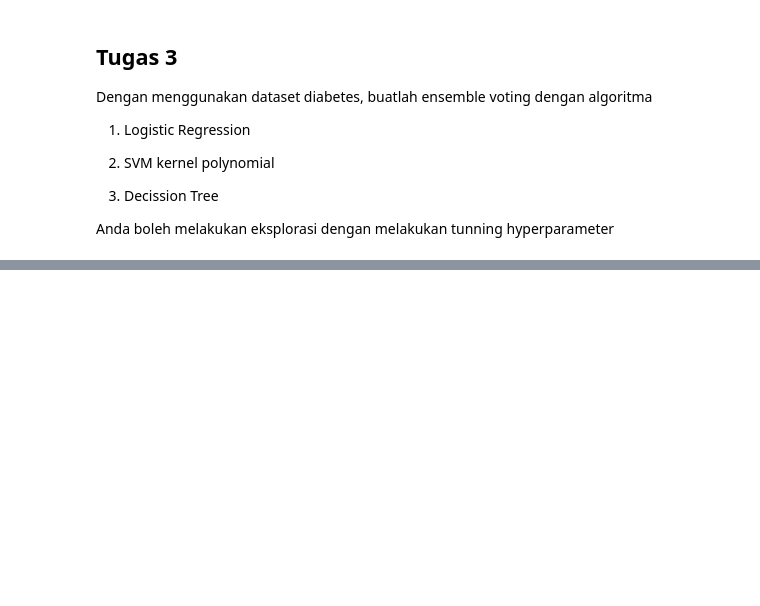
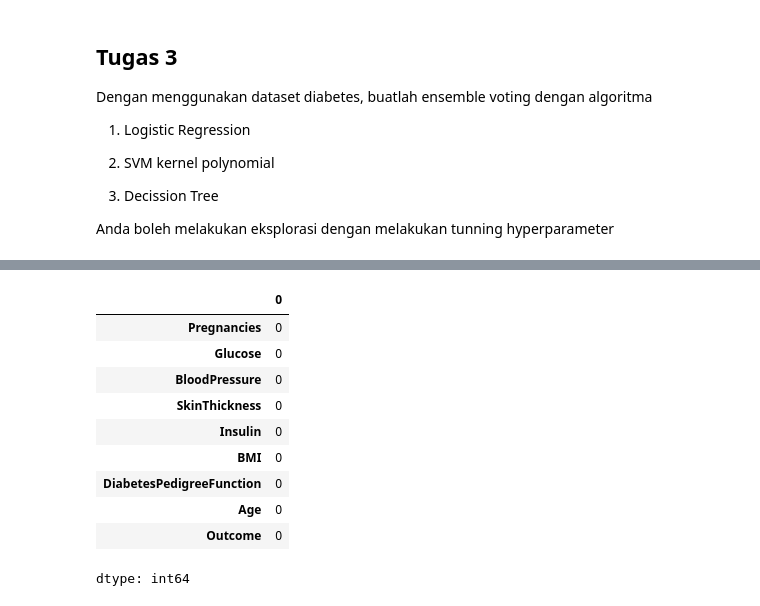
Before and after one commit to Andreagazy/Machine-Learning-2024, a Jupyter notebook: Pertemuan 6 - Ensemble Learning/Tugas_Ensemble_Learning.ipynb, the cells around one changed output, grey strips where cells are left out. Saved outputs shown, nothing was run; the diff lists cells and outputs as text; code cells hidden in the pictures; blank space fills up the shorter version.

```diff
--- a/Pertemuan 6 - Ensemble Learning/Tugas_Ensemble_Learning.ipynb
+++ b/Pertemuan 6 - Ensemble Learning/Tugas_Ensemble_Learning.ipynb
@@ -198,0 +222,15 @@ Anda boleh melakukan eksplorasi dengan melakukan tunning hyperparameter
+# %%
+# Cek kolom null
+df.isnull().sum()
+# %% [output]
+|  | 0 |
+| Pregnancies | 0 |
+| Glucose | 0 |
+| BloodPressure | 0 |
+| SkinThickness | 0 |
+| Insulin | 0 |
+| BMI | 0 |
+| DiabetesPedigreeFunction | 0 |
+| Age | 0 |
+| Outcome | 0 |
+dtype: int64
```
Also changed, not shown: parts of 20 cells of this notebook.
